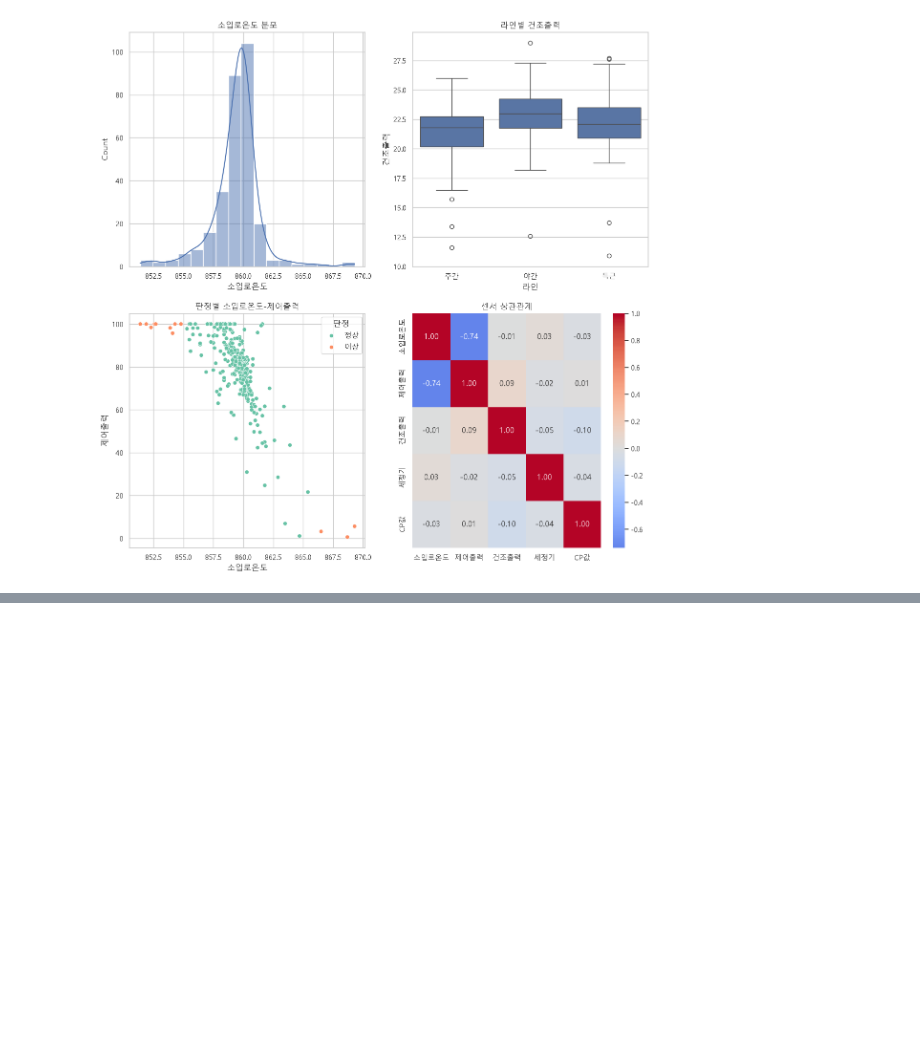
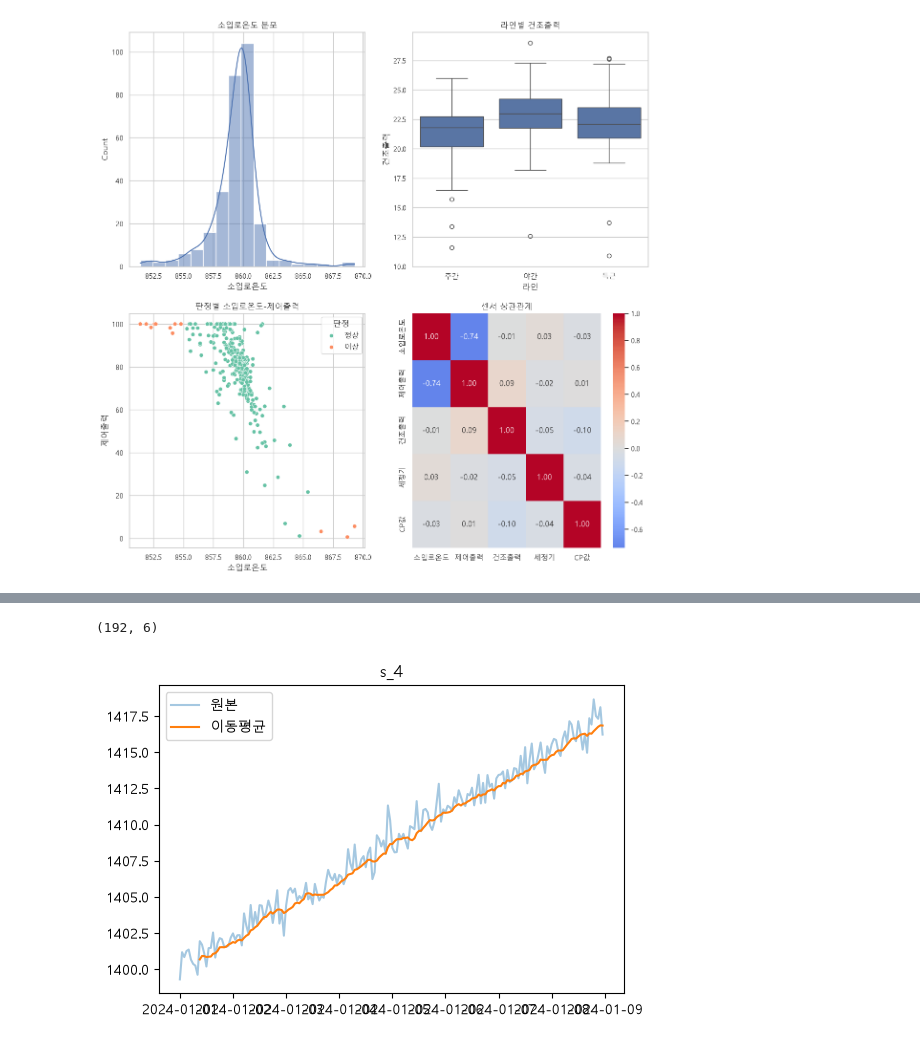
Before and after one commit to show4336-collab/KNA-DataAnalysis-1st, a Jupyter notebook: matplotlib_01.ipynb, the cells around one changed output, grey strips where cells are left out. Cells and saved outputs as stored; diff of their text form; code cells hidden in the pictures; blank space fills up the shorter version.

```diff
--- a/matplotlib_01.ipynb
+++ b/matplotlib_01.ipynb
@@ -537,0 +794,19 @@ for sensor in ['s_7', 's_11', 's_12']:
+# %%
+# 실습 3. 시간 단위 추세 보기
+
+df = pd.read_csv('.venv/21_engine1_timestamp_sample.csv')
+print(df.shape)
+
+df['timestamp'] = pd.to_datetime(df['timestamp'])
+df = df.set_index('timestamp').sort_index()
+
+plt.figure(figsize=(6, 4))
+plt.title('s_4')
+plt.plot(df.index, df['s_4'], label='원본', alpha=0.4)
+plt.plot(df.index, df['s_4'].rolling(10).mean(), label='이동평균')
+plt.legend()
+
+plt.show()
+# %% [output]
+(192, 6)
+[figure, added]
```
Also changed, not shown: parts of 13 cells of this notebook, 1 other file.
